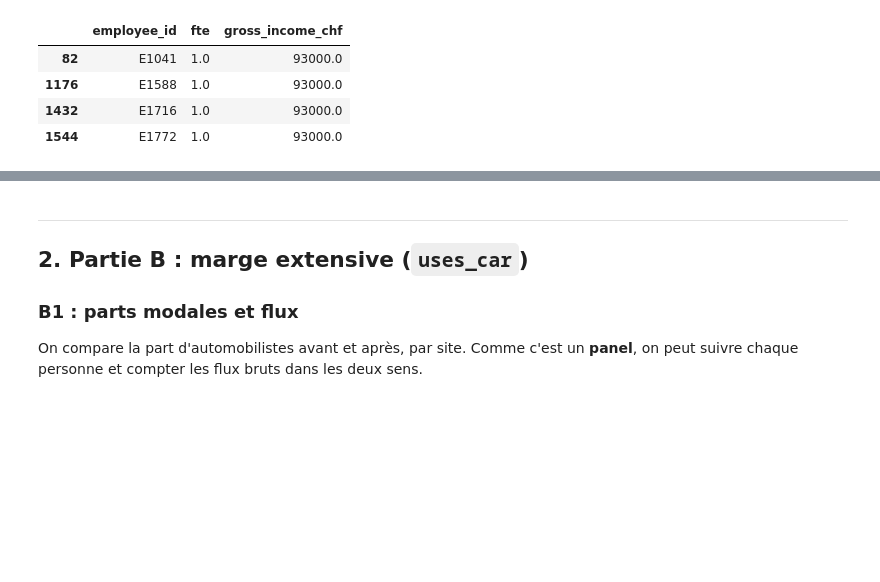
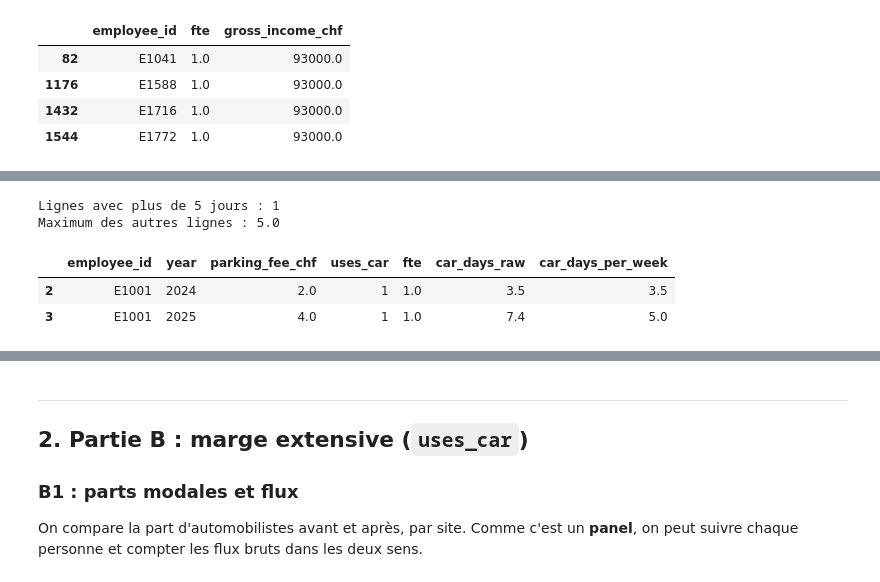
Before and after one commit to AndrewEberhardt/Public_Policy_Project, a Jupyter notebook: explications.ipynb, the cells around one changed output, grey strips where cells are left out. Saved outputs shown, nothing was run; the diff lists cells and outputs as text; code cells hidden in the pictures; blank space fills up the shorter version.

```diff
--- a/explications.ipynb
+++ b/explications.ipynb
@@ -90,0 +139,11 @@ quasi identique (voir `output/results.txt`).
+# %%
+print("Lignes avec plus de 5 jours :", (df.car_days_raw > 5).sum())
+print("Maximum des autres lignes :", df.loc[df.car_days_raw <= 5, "car_days_raw"].max())
+df.loc[df.employee_id == "E1001", ["employee_id", "year", "parking_fee_chf", "uses_car", "fte",
+                                   "car_days_raw", "car_days_per_week"]]
+# %% [output]
+Lignes avec plus de 5 jours : 1
+Maximum des autres lignes : 5.0
+|  | employee_id | year | parking_fee_chf | uses_car | fte | car_days_raw | car_days_per_week |
+| 2 | E1001 | 2024 | 2.0 | 1 | 1.0 | 3.5 | 3.5 |
+| 3 | E1001 | 2025 | 4.0 | 1 | 1.0 | 7.4 | 5.0 |
```
Also changed, not shown: parts of 18 cells of this notebook.
